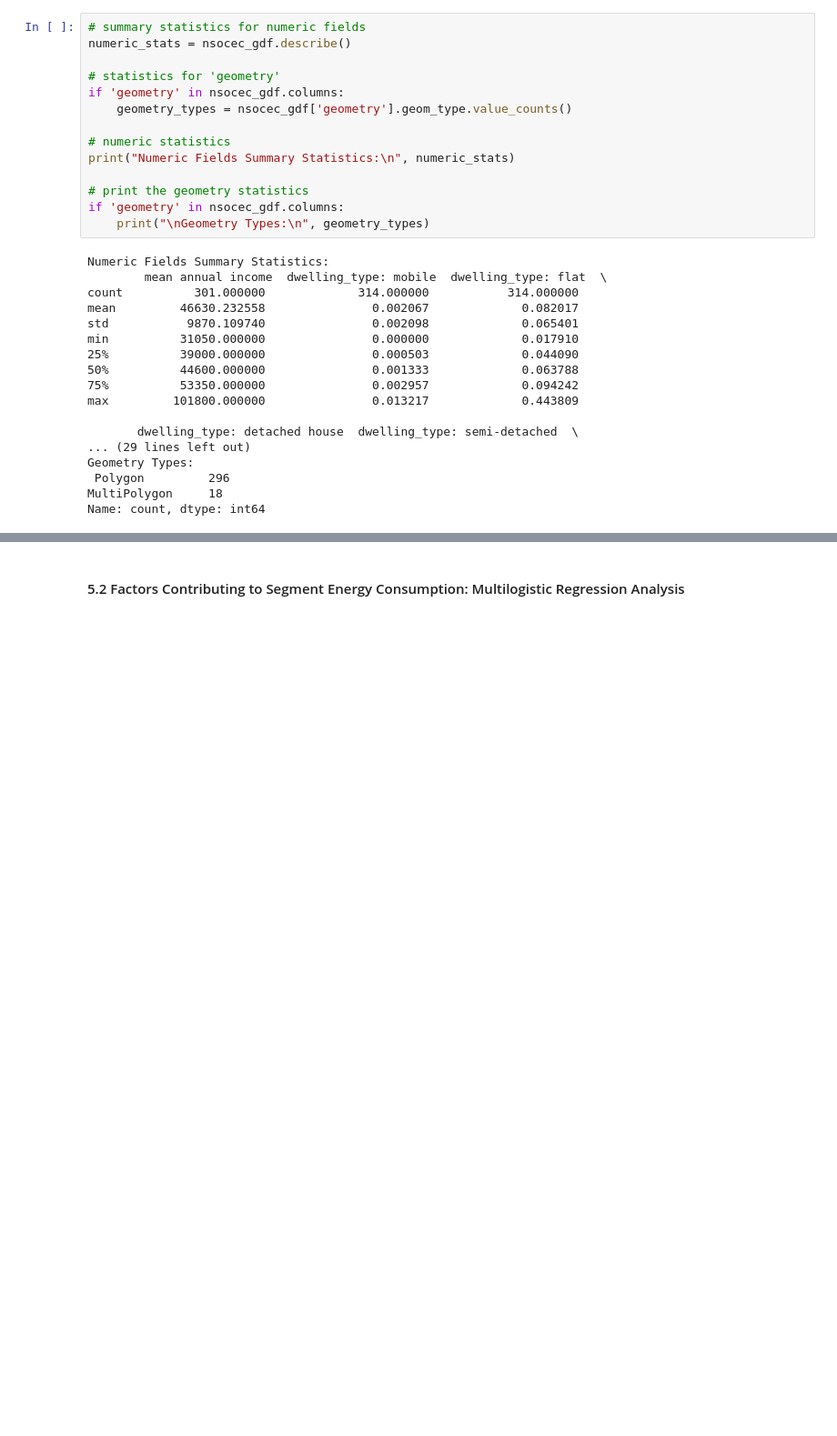
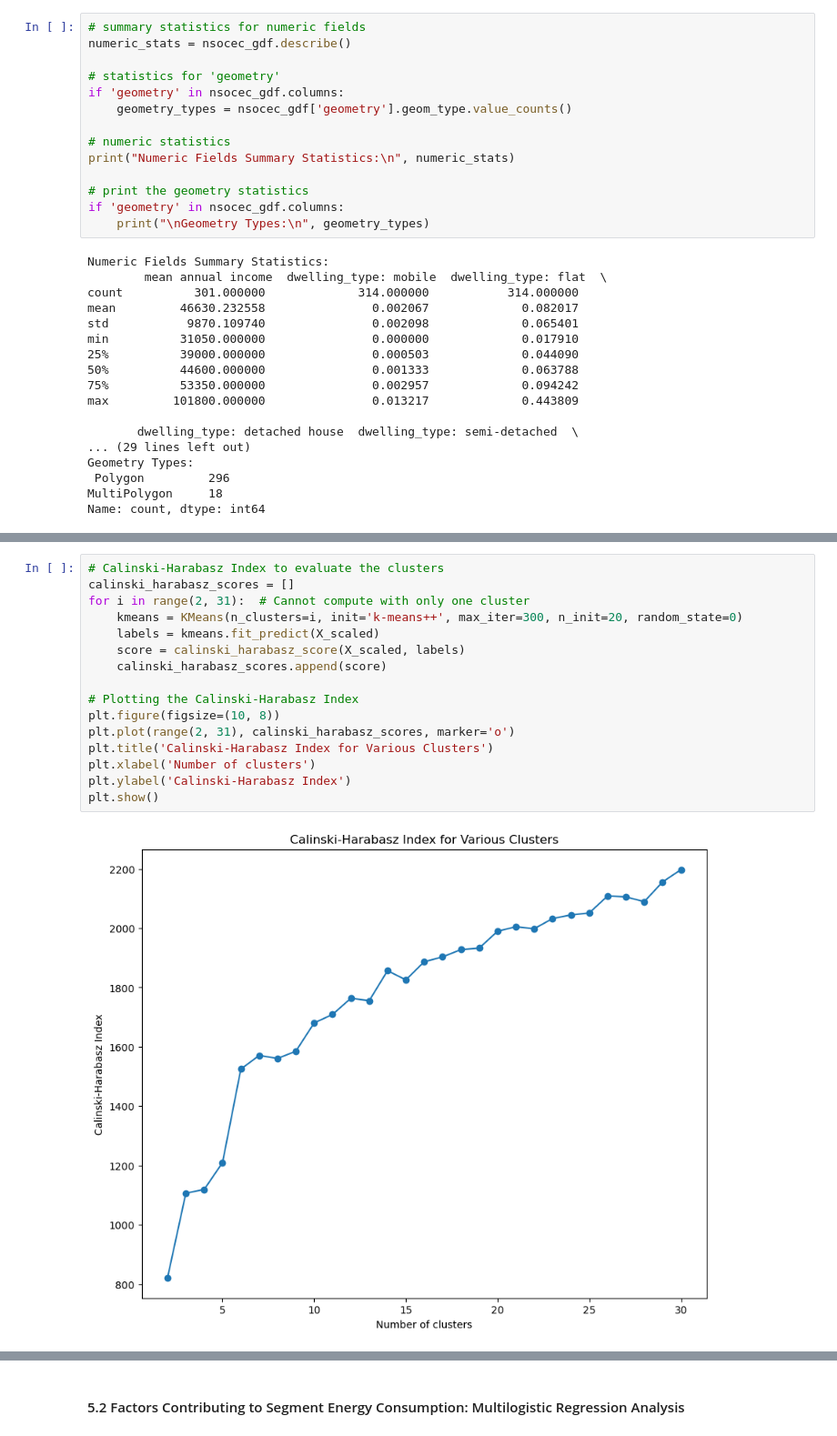
Before and after one commit to NikhilSDesai/SpatialDataScience, a Jupyter notebook: SDS_Analysis/CASA0006_FinalAssignment.ipynb, the cells around one changed output, grey strips where cells are left out. Shown at 91% size. Cells and saved outputs as stored; diff of their text form; blank space fills up the shorter version.

```diff
--- a/SDS_Analysis/CASA0006_FinalAssignment.ipynb
+++ b/SDS_Analysis/CASA0006_FinalAssignment.ipynb
@@ -508,0 +522,18 @@ cluster_summary
+# %%
+# Calinski-Harabasz Index to evaluate the clusters
+calinski_harabasz_scores = []
+for i in range(2, 31):  # Cannot compute with only one cluster
+    kmeans = KMeans(n_clusters=i, init='k-means++', max_iter=300, n_init=20, random_state=0)
+    labels = kmeans.fit_predict(X_scaled)
+    score = calinski_harabasz_score(X_scaled, labels)
+    calinski_harabasz_scores.append(score)
+
+# Plotting the Calinski-Harabasz Index
+plt.figure(figsize=(10, 8))
+plt.plot(range(2, 31), calinski_harabasz_scores, marker='o')
+plt.title('Calinski-Harabasz Index for Various Clusters')
+plt.xlabel('Number of clusters')
+plt.ylabel('Calinski-Harabasz Index')
+plt.show()
+# %% [output]
+[figure, added]
```
Also changed, not shown: parts of 33 cells of this notebook, 5 other files.
